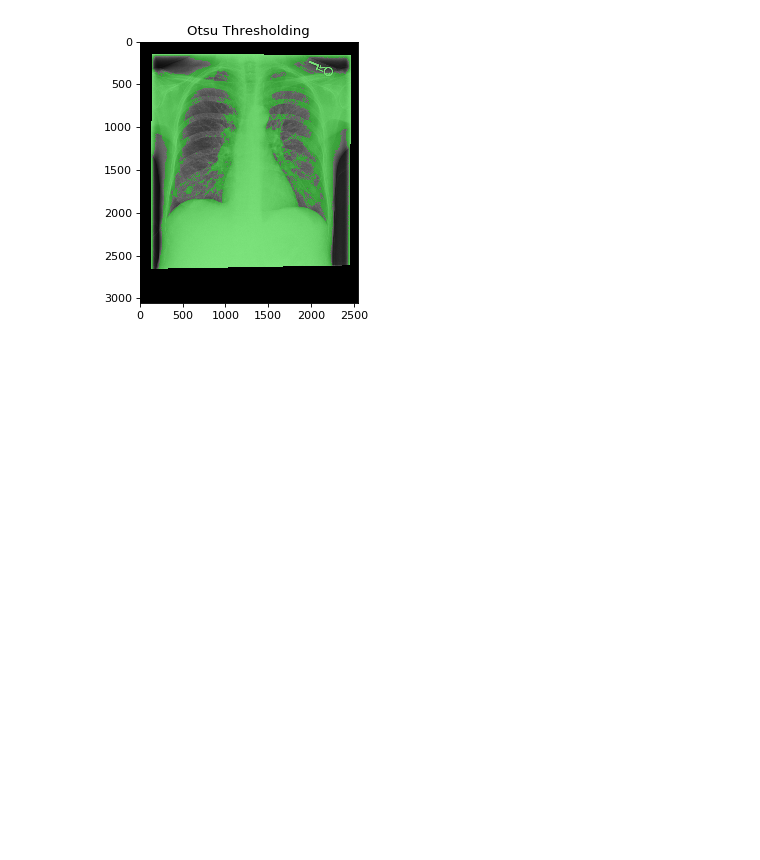
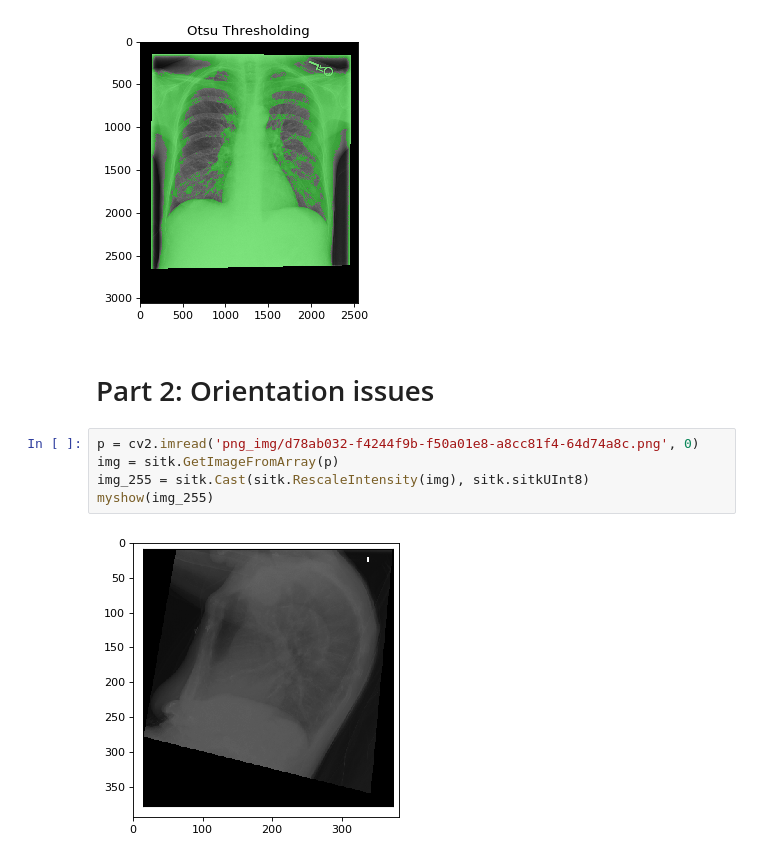
Before and after one commit to bngo97/Radiomics, a Jupyter notebook: Radiomics.ipynb, the cells around one changed output. Cells and saved outputs as stored; diff of their text form; blank space fills up the shorter version.

```diff
--- a/Radiomics.ipynb
+++ b/Radiomics.ipynb
@@ -76,3 +84,12 @@ seg_otsu = otsu_filter.Execute(img)
 myshow(sitk.LabelOverlay(img_255, seg_otsu), "Otsu Thresholding")
 # %% [output]
 [figure]
+# %% [markdown]
+# Part 2: Orientation issues
+# %%
+p = cv2.imread('png_img/d78ab032-f4244f9b-f50a01e8-a8cc81f4-64d74a8c.png', 0)
+img = sitk.GetImageFromArray(p)
+img_255 = sitk.Cast(sitk.RescaleIntensity(img), sitk.sitkUInt8)
+myshow(img_255)
+# %% [output]
+[figure, added]
```
Also changed, not shown: parts of 12 cells of this notebook, 1 other file.
